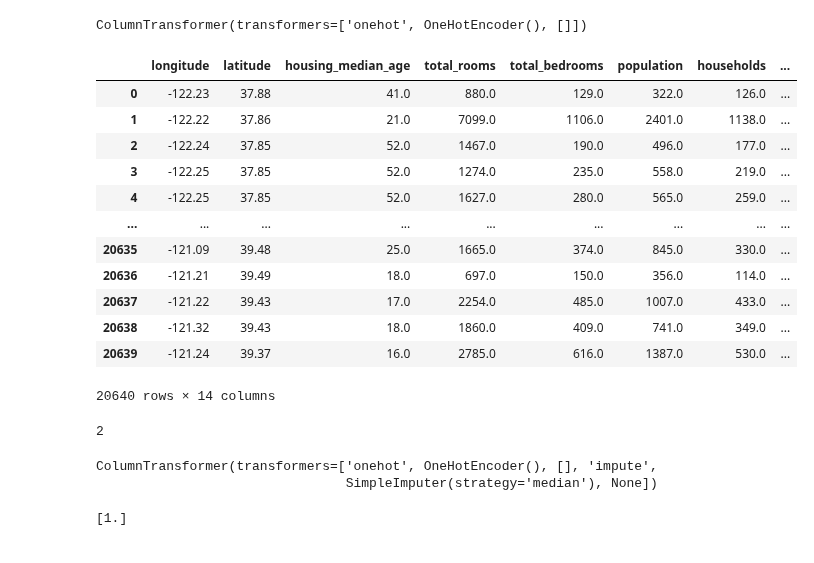
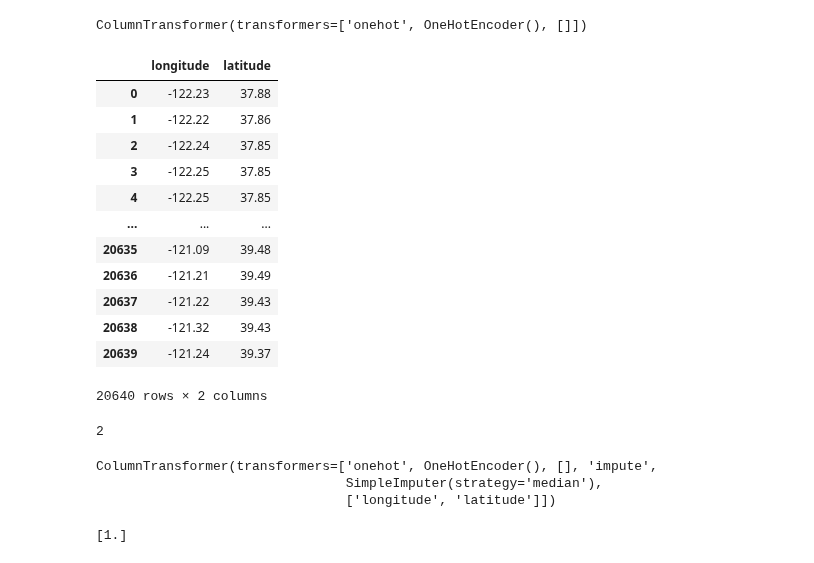
Before and after one commit to B0llemis/MLcode, a Jupyter notebook: Palanthir Experiment.ipynb, the cells around one changed output. Saved outputs shown, nothing was run; the diff lists cells and outputs as text; code cells hidden in the pictures.

Commit message:
imputer-specific columns supported

```diff
--- a/Palanthir Experiment.ipynb
+++ b/Palanthir Experiment.ipynb
@@ -101,17 +101,18 @@ class Palanthir(object):
         plt.show()
         return output_df
 
-    def fill_nulls(self, strategy="median", store=True):
+    def fill_nulls(self, strategy="median", include_features = [], exclude_features=[], store=True,):
         """Uses the SKLearn SimpleImputer to fill out any missing values in the numerical features of the dataset"""
-        dataset = self.output[self.features_num]
+        columns = [col for col in self.features_num if col not in exclude_features] if include_features == [] else [col for col in include_features if col not in exclude_features]
+        dataset = self.output[columns]
         from sklearn.impute import SimpleImputer
         imputer = SimpleImputer(strategy=strategy).fit(dataset)
         imputed_data = imputer.transform(dataset)
         output_df = pd.DataFrame(imputed_data, columns=dataset.columns, index=dataset.index)
         if store:
-            self.output[self.features_num] = output_df
+            self.output[columns] = output_df
             self.update_attributes()
-            self.update_history(step="Filled nulls",snapshot=self.output,text='impute',transformer=imputer)
+            self.update_history(step="Filled nulls",snapshot=self.output,text='impute',transformer=imputer,cols=columns)
         return output_df
 
     def encode_order(self, store=True):
@@ -251,21 +252,21 @@ pal.transformation_history[1].get('pipeline')
 # %% [output]
 ColumnTransformer(transformers=['onehot', OneHotEncoder(), []])
 # %%
-pal.fill_nulls()
+pal.fill_nulls(include_features=['longitude','latitude'])
 # %% [output]
-|  | longitude | latitude | housing_median_age | total_rooms | total_bedrooms | population | households | ... |
-| 0 | -122.23 | 37.88 | 41.0 | 880.0 | 129.0 | 322.0 | 126.0 | ... |
-| 1 | -122.22 | 37.86 | 21.0 | 7099.0 | 1106.0 | 2401.0 | 1138.0 | ... |
-| 2 | -122.24 | 37.85 | 52.0 | 1467.0 | 190.0 | 496.0 | 177.0 | ... |
-| 3 | -122.25 | 37.85 | 52.0 | 1274.0 | 235.0 | 558.0 | 219.0 | ... |
-| 4 | -122.25 | 37.85 | 52.0 | 1627.0 | 280.0 | 565.0 | 259.0 | ... |
-| ... | ... | ... | ... | ... | ... | ... | ... | ... |
-| 20635 | -121.09 | 39.48 | 25.0 | 1665.0 | 374.0 | 845.0 | 330.0 | ... |
-| 20636 | -121.21 | 39.49 | 18.0 | 697.0 | 150.0 | 356.0 | 114.0 | ... |
-| 20637 | -121.22 | 39.43 | 17.0 | 2254.0 | 485.0 | 1007.0 | 433.0 | ... |
-| 20638 | -121.32 | 39.43 | 18.0 | 1860.0 | 409.0 | 741.0 | 349.0 | ... |
-| 20639 | -121.24 | 39.37 | 16.0 | 2785.0 | 616.0 | 1387.0 | 530.0 | ... |
+|  | longitude | latitude |
+| 0 | -122.23 | 37.88 |
+| 1 | -122.22 | 37.86 |
+| 2 | -122.24 | 37.85 |
+| 3 | -122.25 | 37.85 |
+| 4 | -122.25 | 37.85 |
+| ... | ... | ... |
+| 20635 | -121.09 | 39.48 |
+| 20636 | -121.21 | 39.49 |
+| 20637 | -121.22 | 39.43 |
+| 20638 | -121.32 | 39.43 |
+| 20639 | -121.24 | 39.37 |
-20640 rows × 14 columns
+20640 rows × 2 columns
 # %%
 pal.current_version
 # %% [output]
@@ -274,7 +275,8 @@ pal.current_version
 pal.transformation_history[-1].get('pipeline')
 # %% [output]
 ColumnTransformer(transformers=['onehot', OneHotEncoder(), [], 'impute',
-                                SimpleImputer(strategy='median'), None])
+                                SimpleImputer(strategy='median'),
+                                ['longitude', 'latitude']])
 # %%
 pal.PCA(include_features=['median_income'])
 # %% [output]
```
Also changed, not shown: parts of 5 cells of this notebook, 1 other file.
